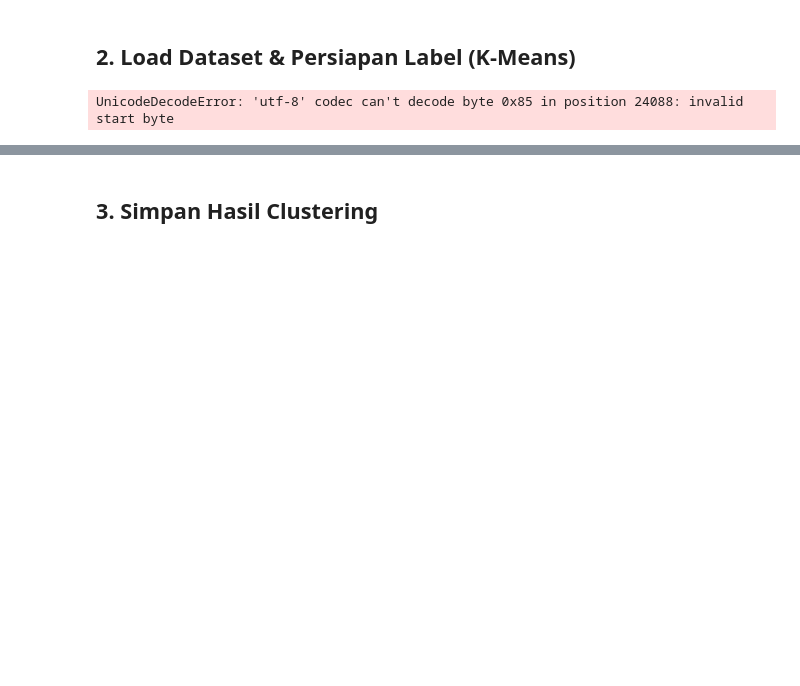
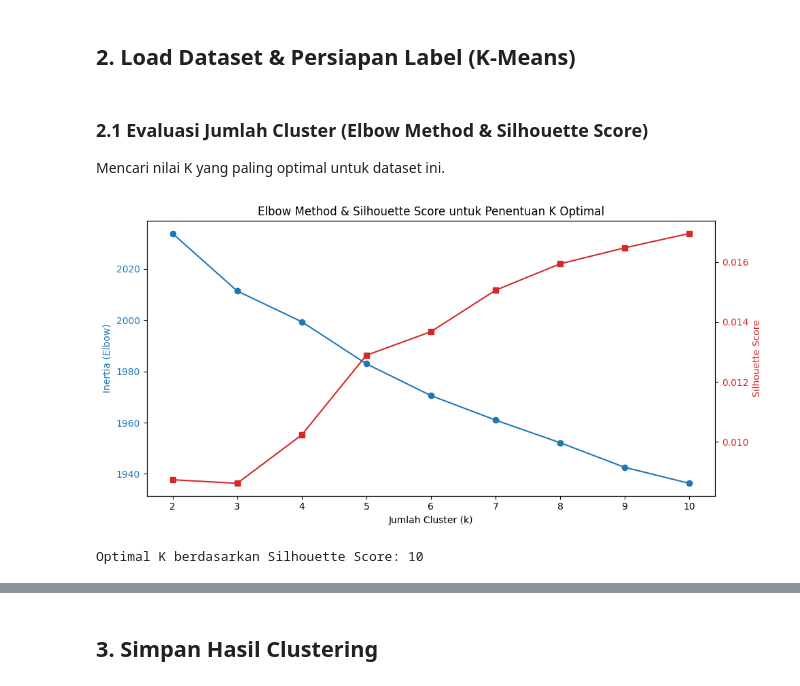
Before and after one commit to desales24/Tugas-Akhir-ML, a Jupyter notebook: minyak_wangi/kmeans_parfum.ipynb, the cells around one changed output, grey strips where cells are left out. Saved outputs shown, nothing was run; the diff lists cells and outputs as text; code cells hidden in the pictures; blank space fills up the shorter version.

```diff
--- a/minyak_wangi/kmeans_parfum.ipynb
+++ b/minyak_wangi/kmeans_parfum.ipynb
@@ -17,22 +30,71 @@ warnings.filterwarnings('ignore')
 # Load dataset
 df = pd.read_csv('final_perfume_data.csv', encoding='latin1')
 
-# Mengisi nilai kosong
-df['Notes'] = df['Notes'].fillna('Unknown')
-df['Description'] = df['Description'].fillna('Unknown')
+# --- PREPROCESSING BARU ---
+# Hapus baris parfum yang tidak memiliki data Notes (NaN)
+df = df.dropna(subset=['Notes'])
+
+# Mengisi nilai kosong pada Description jika ada
+df['Description'] = df['Description'].fillna('')
 
 # Membuat fitur teks gabungan untuk clustering
 df['Karakteristik'] = df['Description'] + " " + df['Notes']
 
-# Proses TF-IDF dan K-Means seperti sebelumnya untuk mendapatkan Label (Target y)
-tfidf_kmeans = TfidfVectorizer(stop_words='english', max_features=1000)
-X_unsupervised = tfidf_kmeans.fit_transform(df['Karakteristik'])
+# Lemmatization & Pembersihan Teks
+lemmatizer = WordNetLemmatizer()
+def preprocess_text(text):
+    text = re.sub(r'[^a-zA-Z\s]', ' ', str(text).lower())
+    words = [lemmatizer.lemmatize(w) for w in text.split()]
+    return " ".join(words)
 
-# Asumsi kita mendapatkan 5 kelompok besar aroma (Unsupervised)
-kmeans = KMeans(n_clusters=5, random_state=42, n_init=10)
-df['Cluster_Aroma'] = kmeans.fit_predict(X_unsupervised)
+df['Karakteristik_Clean'] = df['Karakteristik'].apply(preprocess_text)
 
-print("Tabel dengan label Cluster (Supervised Target):")
-display(df[['Name', 'Description', 'Notes', 'Cluster_Aroma']].head())
+# Custom Stop Words khusus domain (parfum, fragrance, scent, dll)
+custom_stop_words = list(ENGLISH_STOP_WORDS.union(['fragrance', 'scent', 'notes', 'parfum', 'perfume']))
+
+# Proses TF-IDF
+tfidf_kmeans = TfidfVectorizer(stop_words=custom_stop_words, max_features=1000)
+X_unsupervised = tfidf_kmeans.fit_transform(df['Karakteristik_Clean'])
-# %% [output]
-UnicodeDecodeError: 'utf-8' codec can't decode byte 0x85 in position 24088: invalid start byte
+# %% [markdown]
+### 2.1 Evaluasi Jumlah Cluster (Elbow Method & Silhouette Score)
+Mencari nilai K yang paling optimal untuk dataset ini.
+# %%
+inertia = []
+sil_scores = []
+K_range = range(2, 11)
+
+for k in K_range:
+    # Menggunakan random_state agar hasil konsisten
+    kmeans_temp = KMeans(n_clusters=k, random_state=42, n_init=10)
+    kmeans_temp.fit(X_unsupervised)
+    inertia.append(kmeans_temp.inertia_)
+
+    # Silhouette Score
+    score = silhouette_score(X_unsupervised, kmeans_temp.labels_)
+    sil_scores.append(score)
+
+# Plotting Elbow (Inertia) dan Silhouette Score
+fig, ax1 = plt.subplots(figsize=(10, 5))
+
+color = 'tab:blue'
+ax1.set_xlabel('Jumlah Cluster (k)')
+ax1.set_ylabel('Inertia (Elbow)', color=color)
+ax1.plot(K_range, inertia, marker='o', color=color)
+ax1.tick_params(axis='y', labelcolor=color)
+
+ax2 = ax1.twinx()
+color = 'tab:red'
+ax2.set_ylabel('Silhouette Score', color=color)
+ax2.plot(K_range, sil_scores, marker='s', color=color)
+ax2.tick_params(axis='y', labelcolor=color)
+
+plt.title('Elbow Method & Silhouette Score untuk Penentuan K Optimal')
+fig.tight_layout()
+plt.show()
+
+# Mencari K dengan Silhouette Score tertinggi
+optimal_k = K_range[np.argmax(sil_scores)]
+print(f"Optimal K berdasarkan Silhouette Score: {optimal_k}")
+# %% [output]
+[figure, added]
+Optimal K berdasarkan Silhouette Score: 10
```
Also changed, not shown: parts of 6 cells of this notebook, 3 other files.
